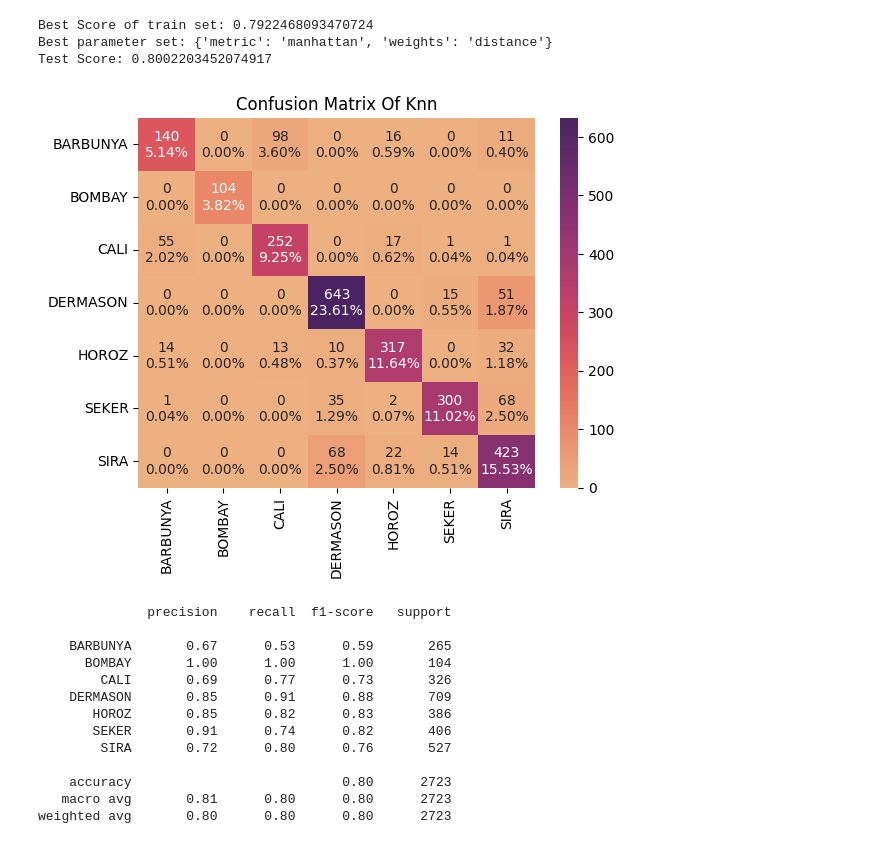
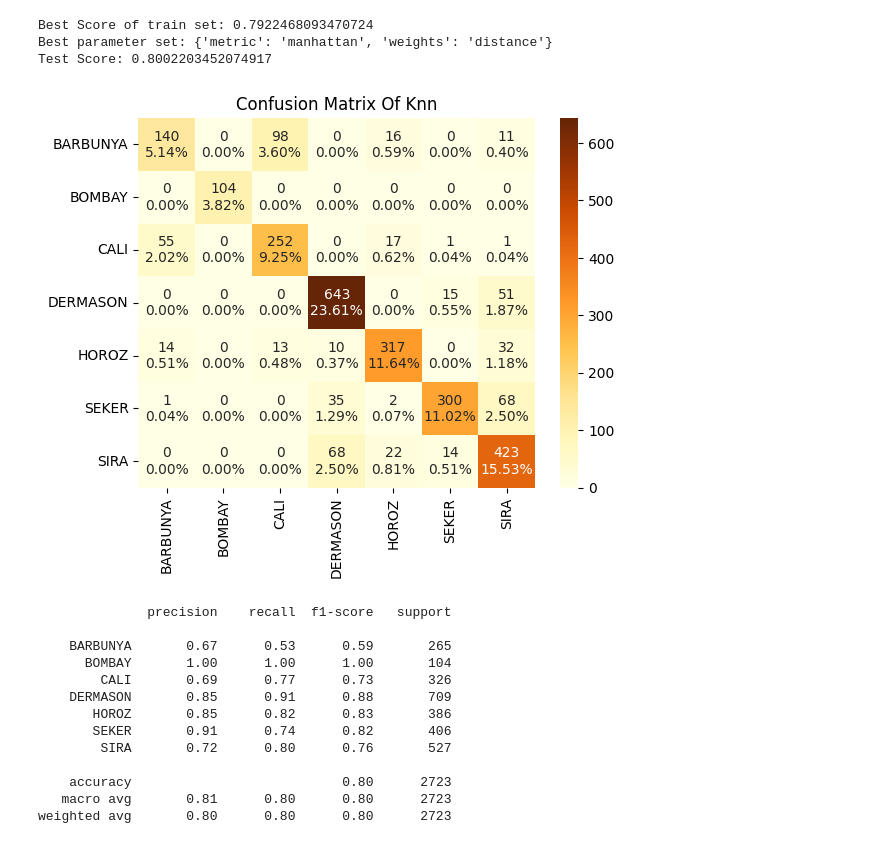
Before and after one commit to amin-eghbalian/dry_bean, a Jupyter notebook: dry_bean.ipynb, the cells around one changed output. Drawn from its saved outputs; the diff is of its cells as text; code cells hidden in the pictures.

```diff
--- a/dry_bean.ipynb
+++ b/dry_bean.ipynb
@@ -394,22 +407,22 @@ confusion_matrix_knn = confusion_matrix(y_valid, y_pred_knn)
 # %%
 group_counts = [
     "{0:0.0f}".format(value) for value in confusion_matrix_knn.flatten()
 ]
 group_percentages = [
     "{0:.2%}".format(value)
     for value in confusion_matrix_knn.flatten() / np.sum(confusion_matrix_knn)
 ]
 labels_matrix = [
     f"{v1}\n{v2}"
     for v1, v2 in zip(group_counts, group_percentages)
 ]
 labels_matrix = np.asarray(labels_matrix).reshape(7, 7)
-sns.heatmap(confusion_matrix_logistic, annot=labels_matrix, fmt="", cmap="flare",
+sns.heatmap(confusion_matrix_knn, annot=labels_matrix, fmt="", cmap="YlOrBr",
             xticklabels = labels, yticklabels = labels)
 plt.title("Confusion Matrix Of Knn")
 plt.show()
 # %% [output]
-[figure, old version]
+[figure, new version]
 # %%
 print(classification_report(y_valid,y_pred_knn))
 # %% [output]
```
Also changed, not shown: parts of 33 cells of this notebook.
